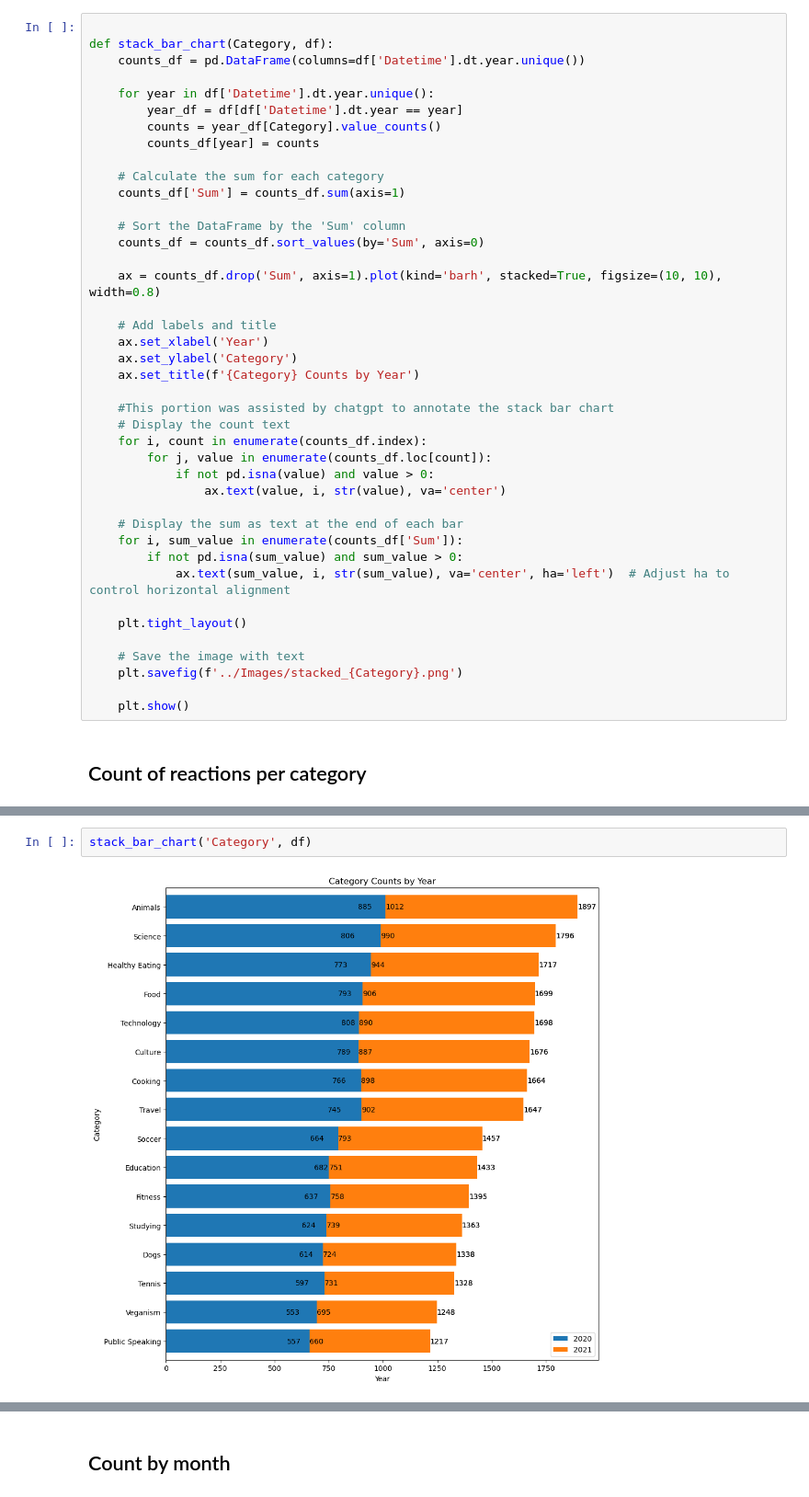
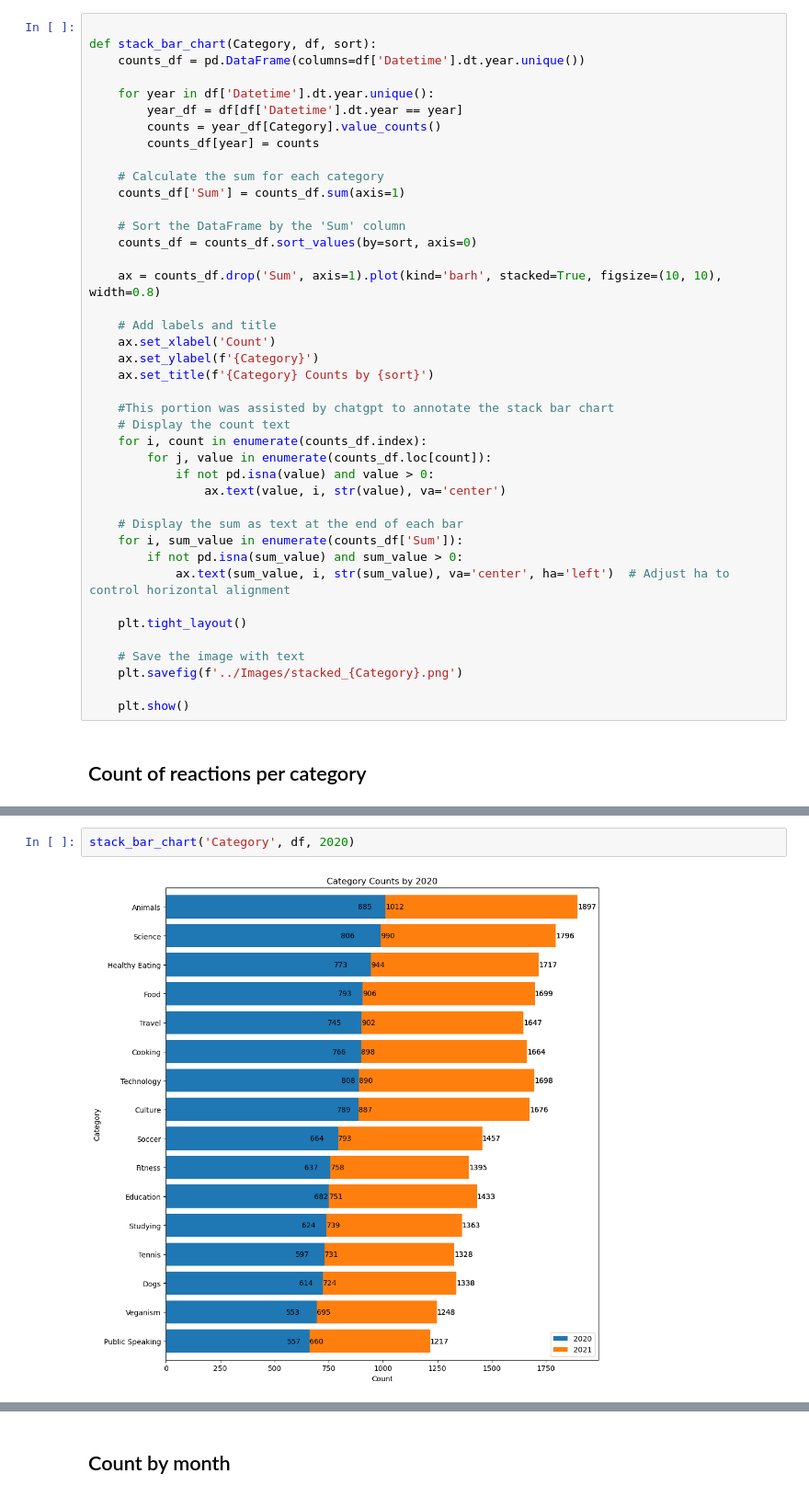
Before and after one commit to DerikVo/social_buzz, a Jupyter notebook: Code/02_visualization.ipynb, the cells around one changed output, grey strips where cells are left out. Shown at 92% size. Cells and saved outputs as stored; diff of their text form.

```diff
--- a/Code/02_visualization.ipynb
+++ b/Code/02_visualization.ipynb
@@ -56,7 +56,7 @@ def counter(Category, df):
     plt.show()
 # %%
 
-def stack_bar_chart(Category, df):
+def stack_bar_chart(Category, df, sort):
     counts_df = pd.DataFrame(columns=df['Datetime'].dt.year.unique())
 
     for year in df['Datetime'].dt.year.unique():
@@ -68,14 +68,14 @@ def stack_bar_chart(Category, df):
     counts_df['Sum'] = counts_df.sum(axis=1)
 
     # Sort the DataFrame by the 'Sum' column
-    counts_df = counts_df.sort_values(by='Sum', axis=0)
+    counts_df = counts_df.sort_values(by=sort, axis=0)
 
     ax = counts_df.drop('Sum', axis=1).plot(kind='barh', stacked=True, figsize=(10, 10), width=0.8)
 
     # Add labels and title
-    ax.set_xlabel('Year')
-    ax.set_ylabel('Category')
-    ax.set_title(f'{Category} Counts by Year')
+    ax.set_xlabel('Count')
+    ax.set_ylabel(f'{Category}')
+    ax.set_title(f'{Category} Counts by {sort}')
 
     #This portion was assisted by chatgpt to annotate the stack bar chart
     # Display the count text
@@ -104,4 +108,4 @@ counter('Category', df)
 # %%
-stack_bar_chart('Category', df)
+stack_bar_chart('Category', df, 2020)
 # %% [output]
-[figure, old version]
+[figure, new version]
```
Also changed, not shown: parts of 6 cells of this notebook, 2 other files.
